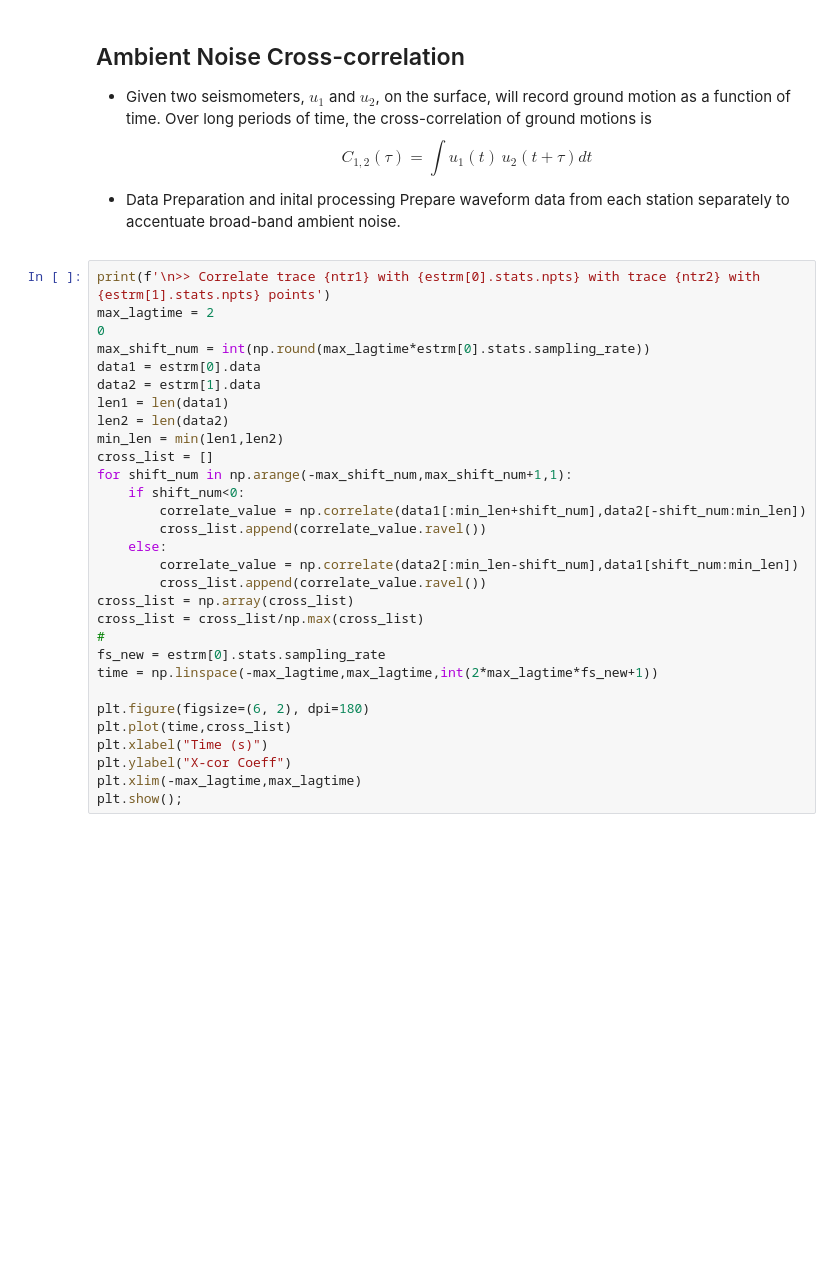
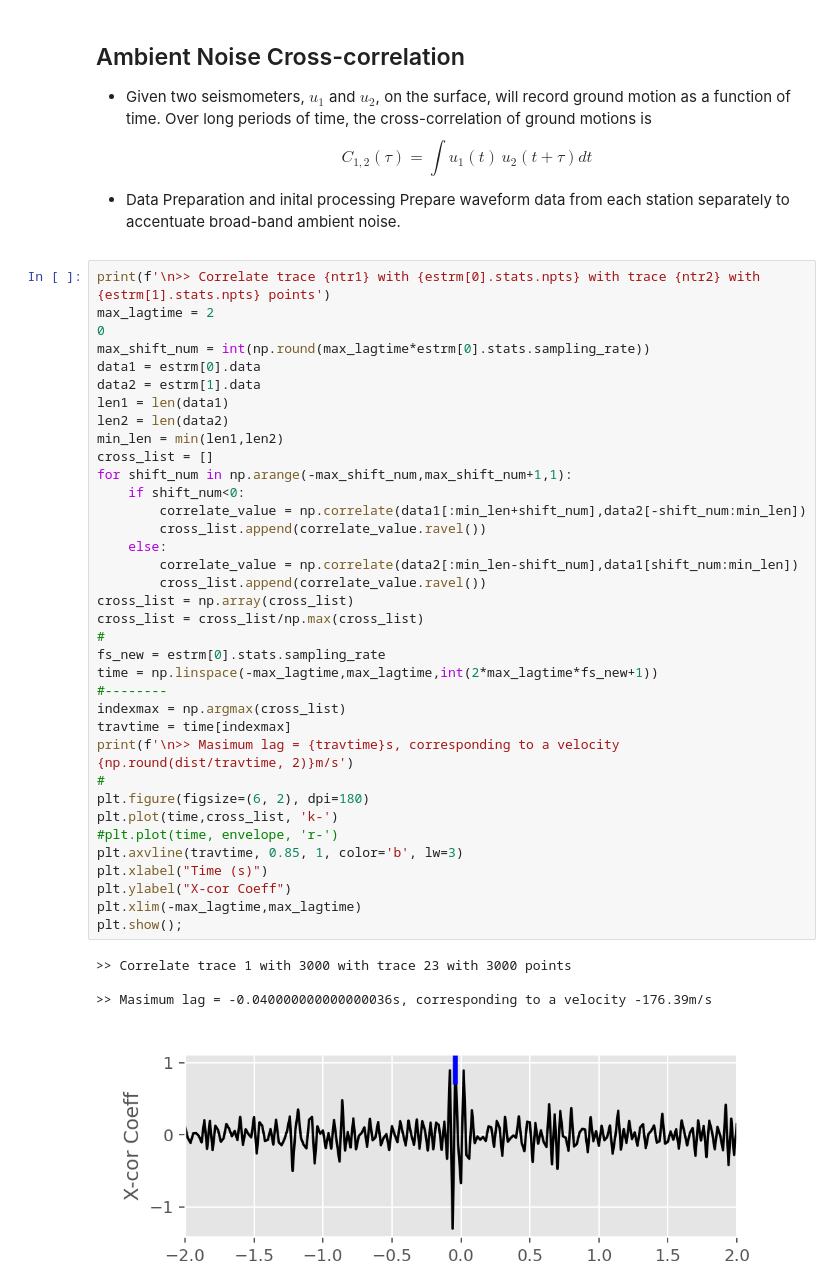
Before and after one commit to jandyr/ProSeisSN, a Jupyter notebook: Unit10/Nbk010.ipynb, the cells around one changed output. Saved outputs shown, nothing was run; the diff lists cells and outputs as text; blank space fills up the shorter version.

```diff
--- a/Unit10/Nbk010.ipynb
+++ b/Unit10/Nbk010.ipynb
@@ -445,30 +526,41 @@ Prepare waveform data from each station separately to accentuate broad-band ambi
 # %%
 print(f'\n>> Correlate trace {ntr1} with {estrm[0].stats.npts} with trace {ntr2} with {estrm[1].stats.npts} points')
 max_lagtime = 2
 0
 max_shift_num = int(np.round(max_lagtime*estrm[0].stats.sampling_rate))
 data1 = estrm[0].data
 data2 = estrm[1].data
 len1 = len(data1)
 len2 = len(data2)
 min_len = min(len1,len2)
 cross_list = []
 for shift_num in np.arange(-max_shift_num,max_shift_num+1,1):
     if shift_num<0:
         correlate_value = np.correlate(data1[:min_len+shift_num],data2[-shift_num:min_len])
         cross_list.append(correlate_value.ravel())
     else:
         correlate_value = np.correlate(data2[:min_len-shift_num],data1[shift_num:min_len])
         cross_list.append(correlate_value.ravel())
 cross_list = np.array(cross_list)
 cross_list = cross_list/np.max(cross_list)
 #
 fs_new = estrm[0].stats.sampling_rate
 time = np.linspace(-max_lagtime,max_lagtime,int(2*max_lagtime*fs_new+1))
-
+#--------
+indexmax = np.argmax(cross_list)
+travtime = time[indexmax]
+print(f'\n>> Masimum lag = {travtime}s, corresponding to a velocity {np.round(dist/travtime, 2)}m/s')
+#
 plt.figure(figsize=(6, 2), dpi=180)
-plt.plot(time,cross_list)
+plt.plot(time,cross_list, 'k-')
+#plt.plot(time, envelope, 'r-')
+plt.axvline(travtime, 0.85, 1, color='b', lw=3)
 plt.xlabel("Time (s)")
 plt.ylabel("X-cor Coeff")
 plt.xlim(-max_lagtime,max_lagtime)
 plt.show();
+# %% [output]
+>> Correlate trace 1 with 3000 with trace 23 with 3000 points
+
+>> Masimum lag = -0.040000000000000036s, corresponding to a velocity -176.39m/s
+[figure, added]
```
Also changed, not shown: parts of 17 cells of this notebook, 1 other file.
